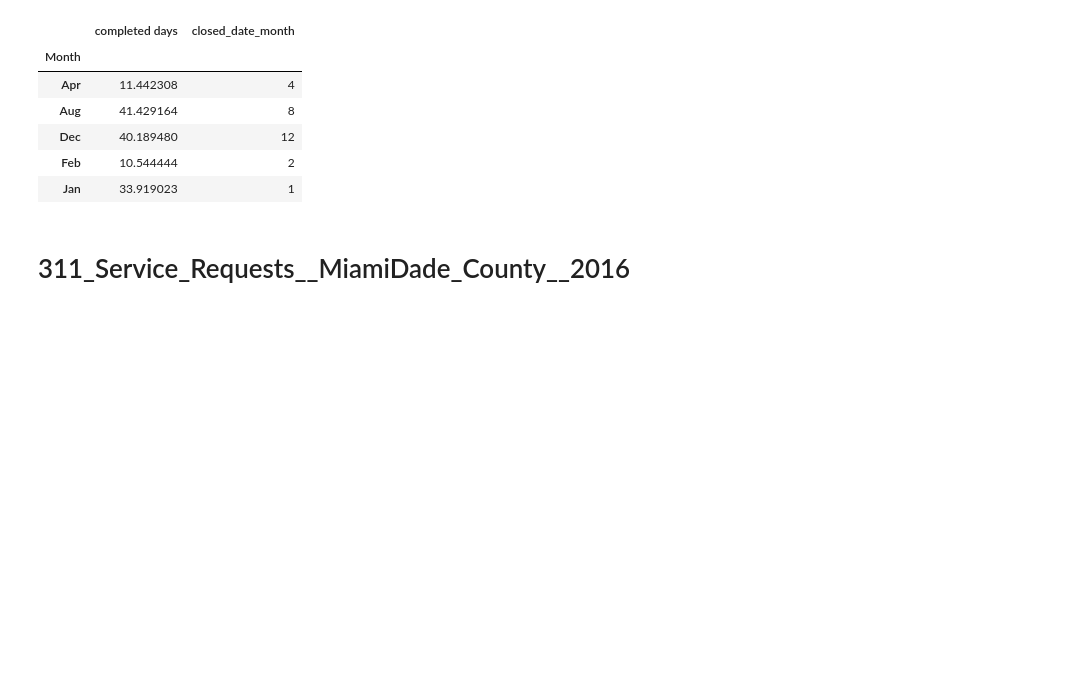
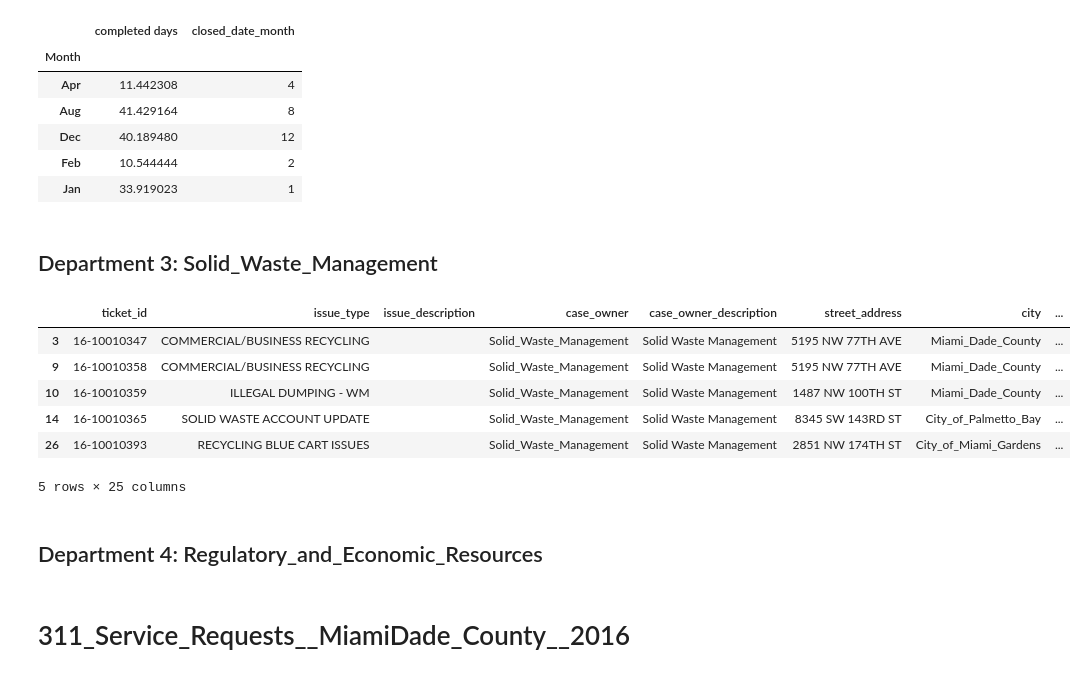
Before and after one commit to Gan001/dataviz-project-two, a Jupyter notebook: ETL_crazy_plot.ipynb, the cells around one changed output. Cells and saved outputs as stored; diff of their text form; code cells hidden in the pictures; blank space fills up the shorter version.

```diff
--- a/ETL_crazy_plot.ipynb
+++ b/ETL_crazy_plot.ipynb
@@ -385,3 +436,16 @@ Enforcement_Section15.head()
 | Jan | 33.919023 | 1 |
 # %%
 Enforcement_Section15.to_csv("db/temp/Enforcement_Section15.csv", index=True, header=True)
+# %% [markdown]
+## Department 3: Solid_Waste_Management
+# %%
+Solid_Waste_Management15_df = services15_original_df.loc[(services15_original_df["case_owner"] == "Solid_Waste_Management")]
+Solid_Waste_Management15_df.head()
+# %% [output]
+|  | ticket_id | issue_type | issue_description | case_owner | case_owner_description | street_address | city | ... |
+| 3 | 16-10010347 | COMMERCIAL/BUSINESS RECYCLING |  | Solid_Waste_Management | Solid Waste Management | 5195 NW 77TH AVE | Miami_Dade_County | ... |
+| 9 | 16-10010358 | COMMERCIAL/BUSINESS RECYCLING |  | Solid_Waste_Management | Solid Waste Management | 5195 NW 77TH AVE | Miami_Dade_County | ... |
+| 10 | 16-10010359 | ILLEGAL DUMPING - WM |  | Solid_Waste_Management | Solid Waste Management | 1487 NW 100TH ST | Miami_Dade_County | ... |
+| 14 | 16-10010365 | SOLID WASTE ACCOUNT UPDATE |  | Solid_Waste_Management | Solid Waste Management | 8345 SW 143RD ST | City_of_Palmetto_Bay | ... |
+| 26 | 16-10010393 | RECYCLING BLUE CART ISSUES |  | Solid_Waste_Management | Solid Waste Management | 2851 NW 174TH ST | City_of_Miami_Gardens | ... |
+5 rows × 25 columns
@@ -388,3 +490,5 @@ Enforcement_Section15.to_csv("db/temp/Enforcement_Section15.csv", index=True, he
+# %% [markdown]
+## Department 4: Regulatory_and_Economic_Resources
 # %% [markdown]
 # 311_Service_Requests__MiamiDade_County__2016
 # %%
```
Also changed, not shown: parts of 17 cells of this notebook.
